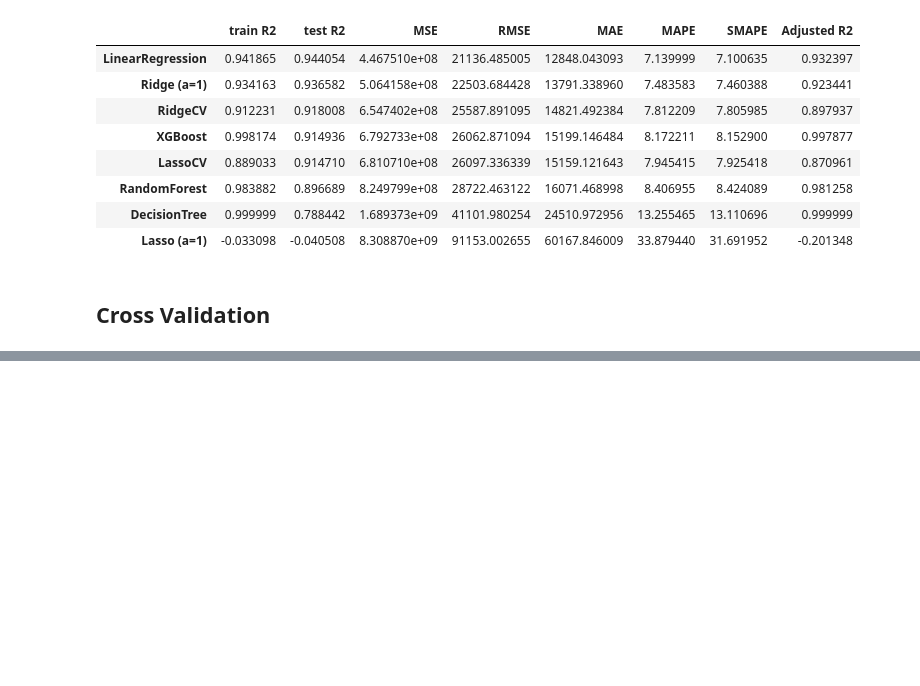
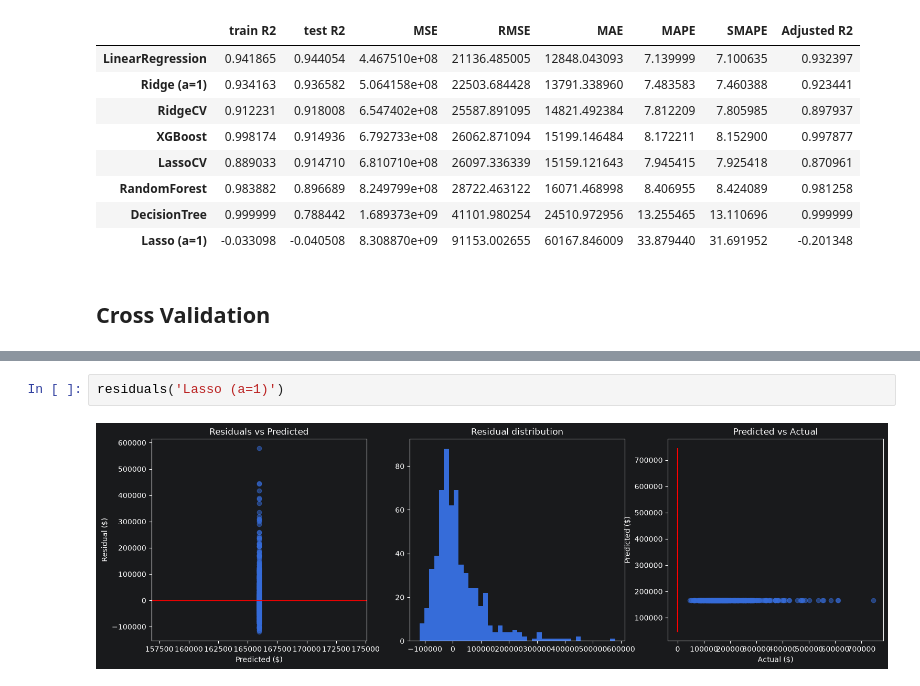
Before and after one commit to Enky-yy/theories-of-theory, a Jupyter notebook: part 1/pipeline.ipynb, the cells around one changed output, grey strips where cells are left out. Cells and saved outputs as stored; diff of their text form; blank space fills up the shorter version.

```diff
--- a/part 1/pipeline.ipynb
+++ b/part 1/pipeline.ipynb
@@ -897,0 +933,4 @@ cv_results_df
+# %%
+residuals('Lasso (a=1)')
+# %% [output]
+[figure, added]
```
Also changed, not shown: parts of 25 cells of this notebook.
